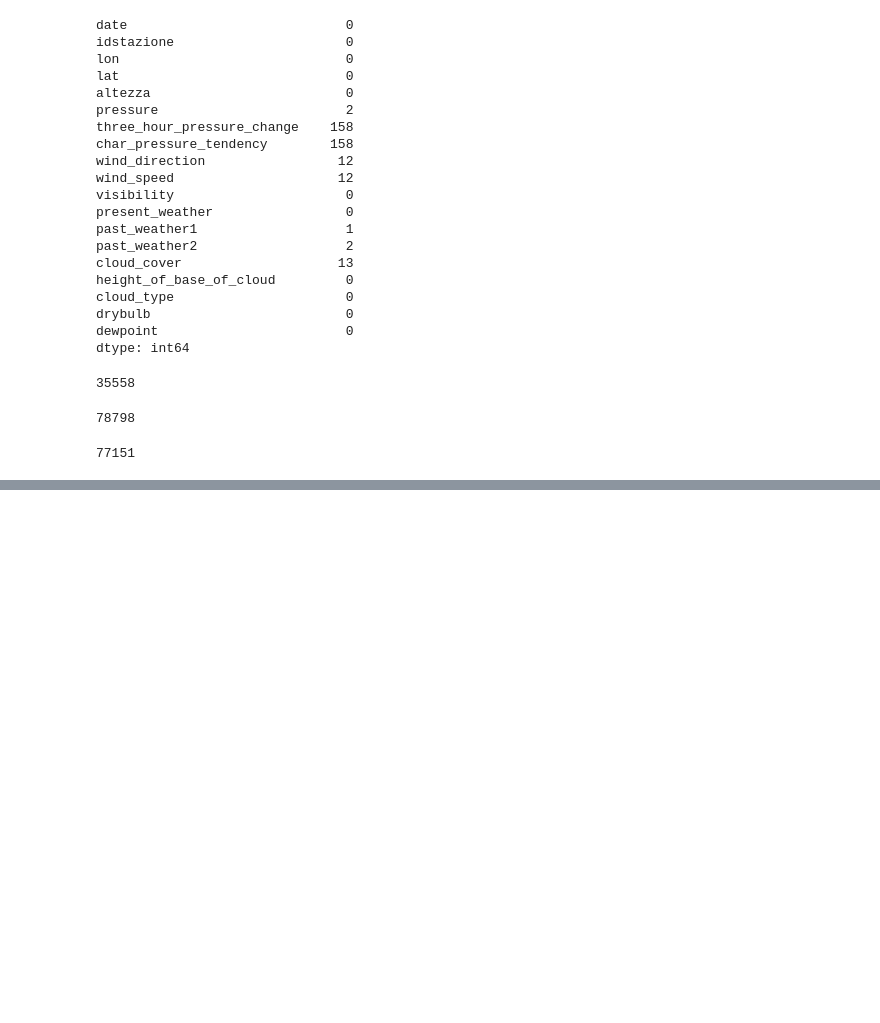
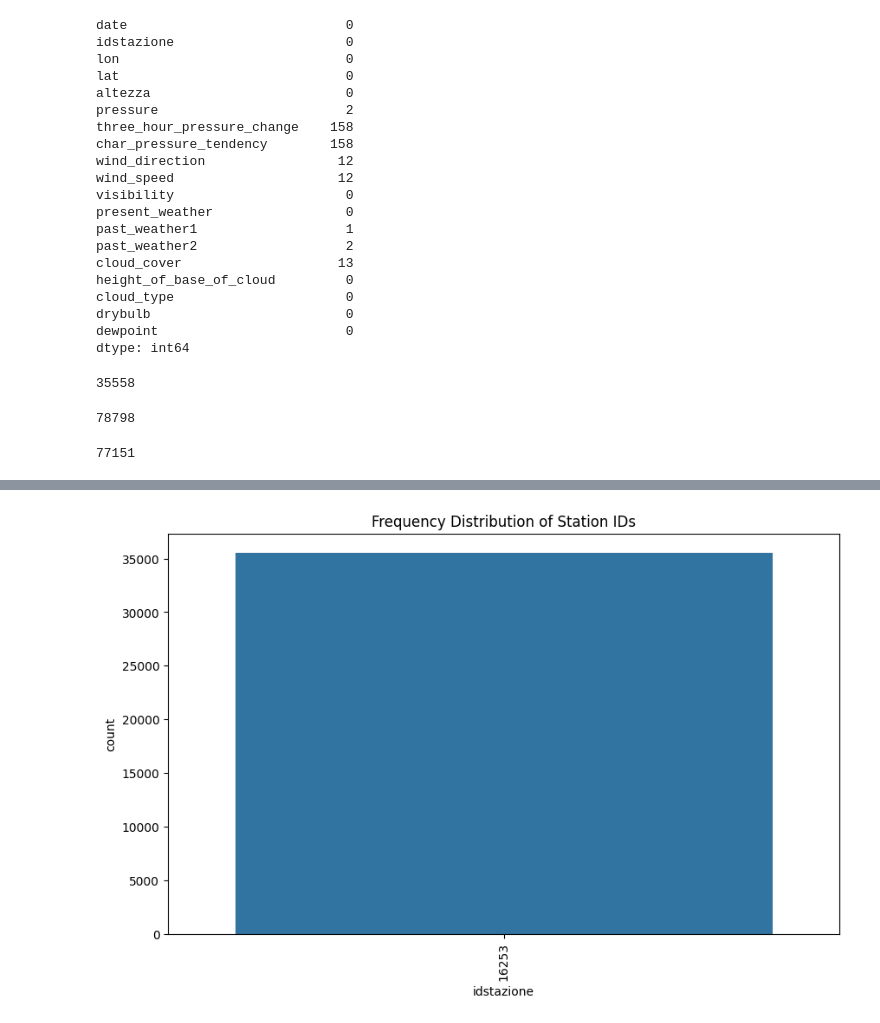
Before and after one commit to Faiz-Hussain650/Project_ML-, a Jupyter notebook: Working_project_ML_.ipynb, the cells around one changed output, grey strips where cells are left out. Saved outputs shown, nothing was run; the diff lists cells and outputs as text; code cells hidden in the pictures; blank space fills up the shorter version.

```diff
--- a/Working_project_ML_.ipynb
+++ b/Working_project_ML_.ipynb
@@ -866,0 +834,10 @@ len(Airport3)
+# %%
+# Categorical Variables EDA
+# idstazione
+plt.figure(figsize=(10, 6))
+sns.countplot(x='idstazione', data=Airport1)
+plt.title('Frequency Distribution of Station IDs')
+plt.xticks(rotation=90)
+plt.show()
+# %% [output]
+[figure, added]
```
Also changed, not shown: parts of 24 cells of this notebook.
